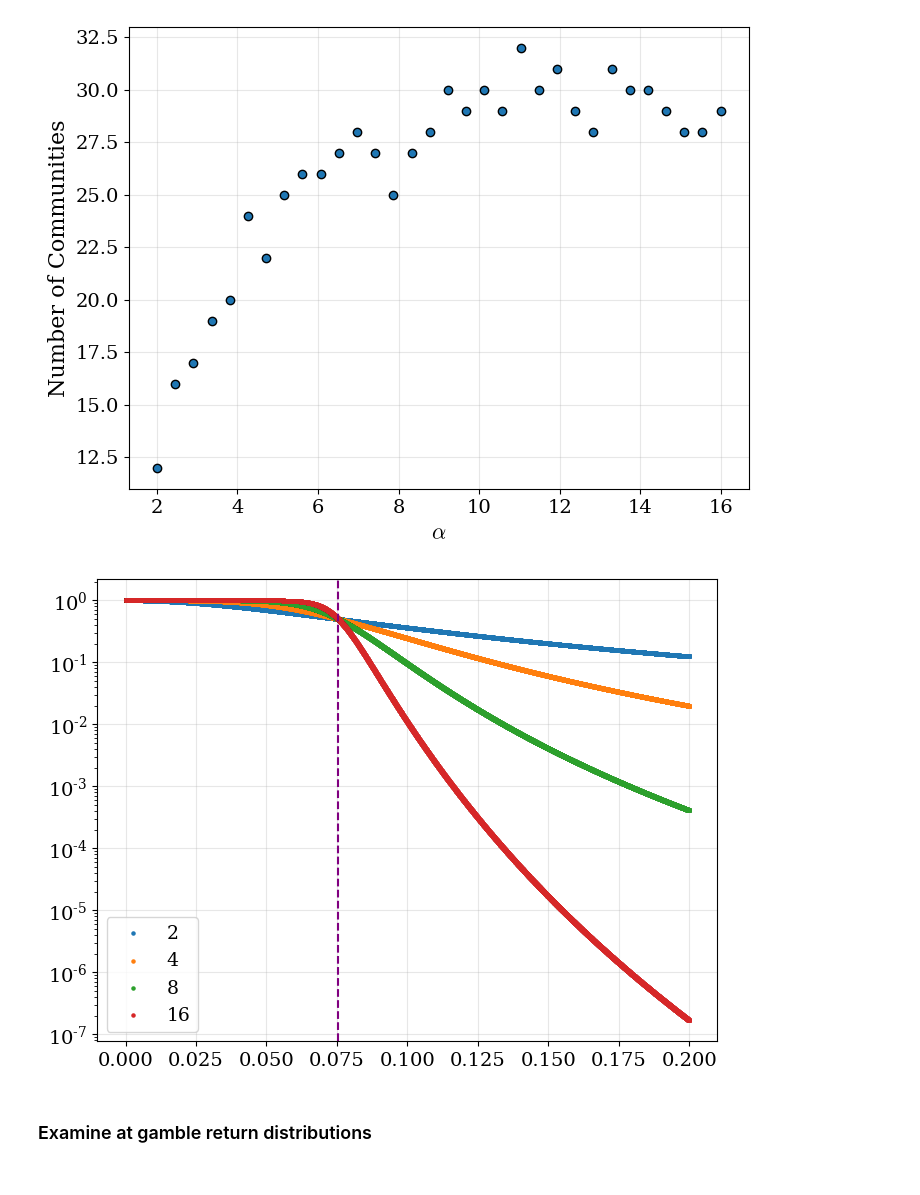
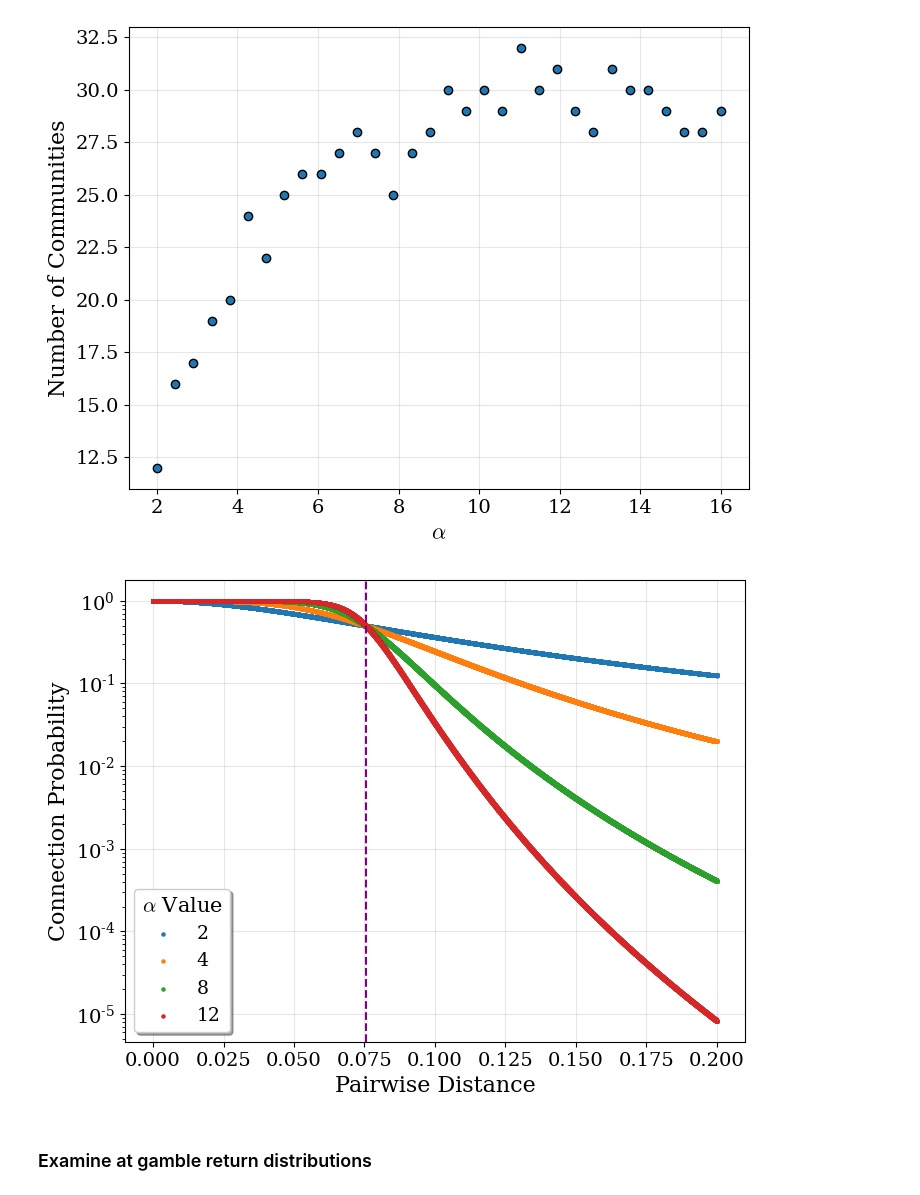
Before and after one commit to charlesaugdupont/poverty-trap, a Jupyter notebook: notebooks/paper_sda_graphs.ipynb, the cells around one changed output. Drawn from its saved outputs; the diff is of its cells as text; code cells hidden in the pictures.

```diff
--- a/notebooks/paper_sda_graphs.ipynb
+++ b/notebooks/paper_sda_graphs.ipynb
@@ -43,7 +43,7 @@ num_comms = []
 num_ccs = []
 alpha_vals = np.linspace(2, 16, 32)
 for alpha in tqdm(alpha_vals):
-    G, cc = construct_sda_graph(w, alpha=alpha, b=1/15)
+    G = construct_sda_graph(w, alpha=alpha, b=1/15)
     num_ccs.append(len(cc))
     # construct communities and augmented communities
     communities = get_communities(G)
@@ -79,13 +79,15 @@ characteristic_distance = mean_dist * 1/15
 # %%
 D = [d for d in D if d <= 0.2]
 
-for alpha in [2, 4, 8, 16]:
+for alpha in [2, 4, 8, 12]:
     P = 1/(1+((1/characteristic_distance)*np.array(D))**alpha)
     plt.scatter(D, P, s=5, label=alpha)
 
 plt.axvline(characteristic_distance, linestyle="dashed", color="purple")
-plt.legend()
+plt.legend(title=r"$\alpha$ Value", shadow=True)
 plt.yscale("log")
+plt.xlabel("Pairwise Distance")
+plt.ylabel("Connection Probability")
 plt.show()
 # %% [output]
-[figure, old version]
+[figure, new version]
```
Also changed, not shown: parts of 4 cells of this notebook.
